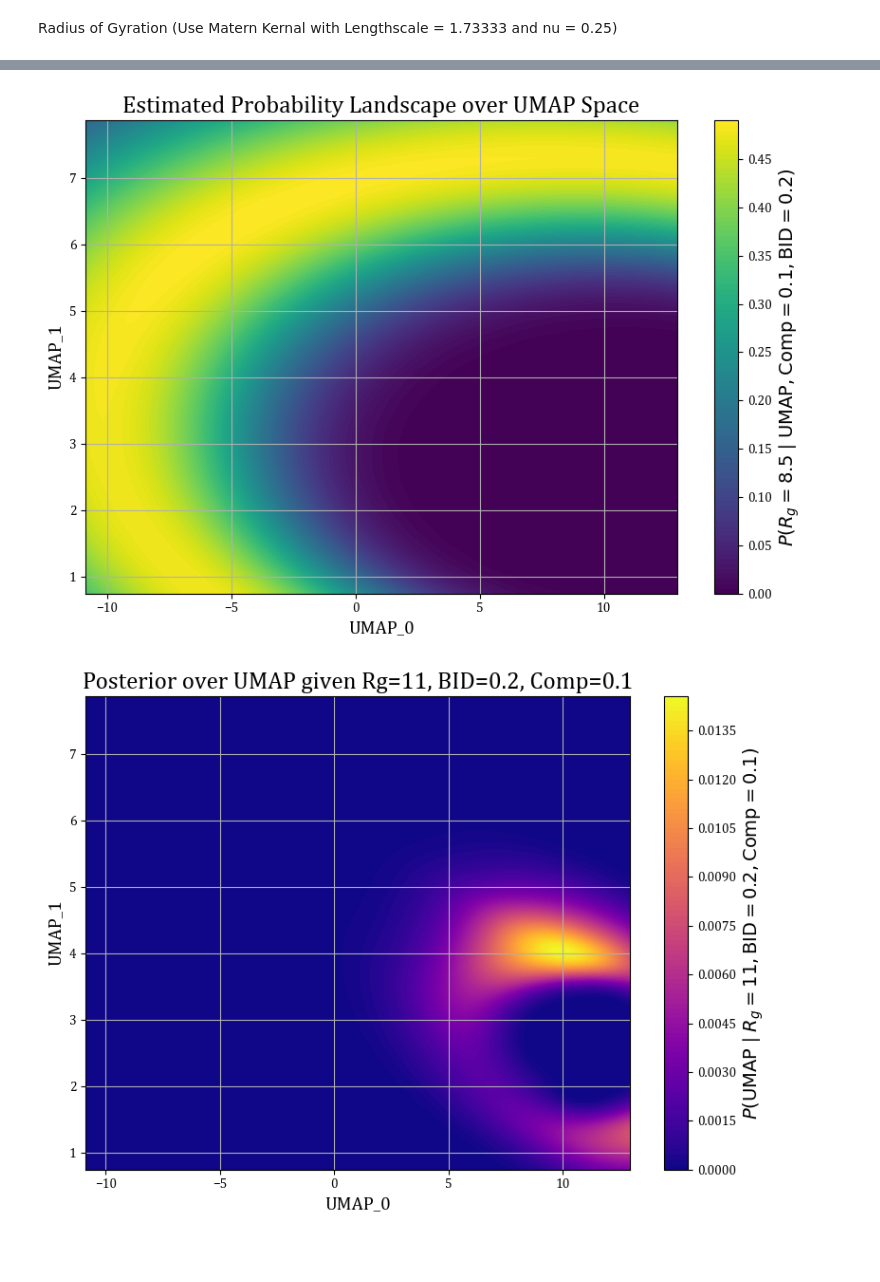
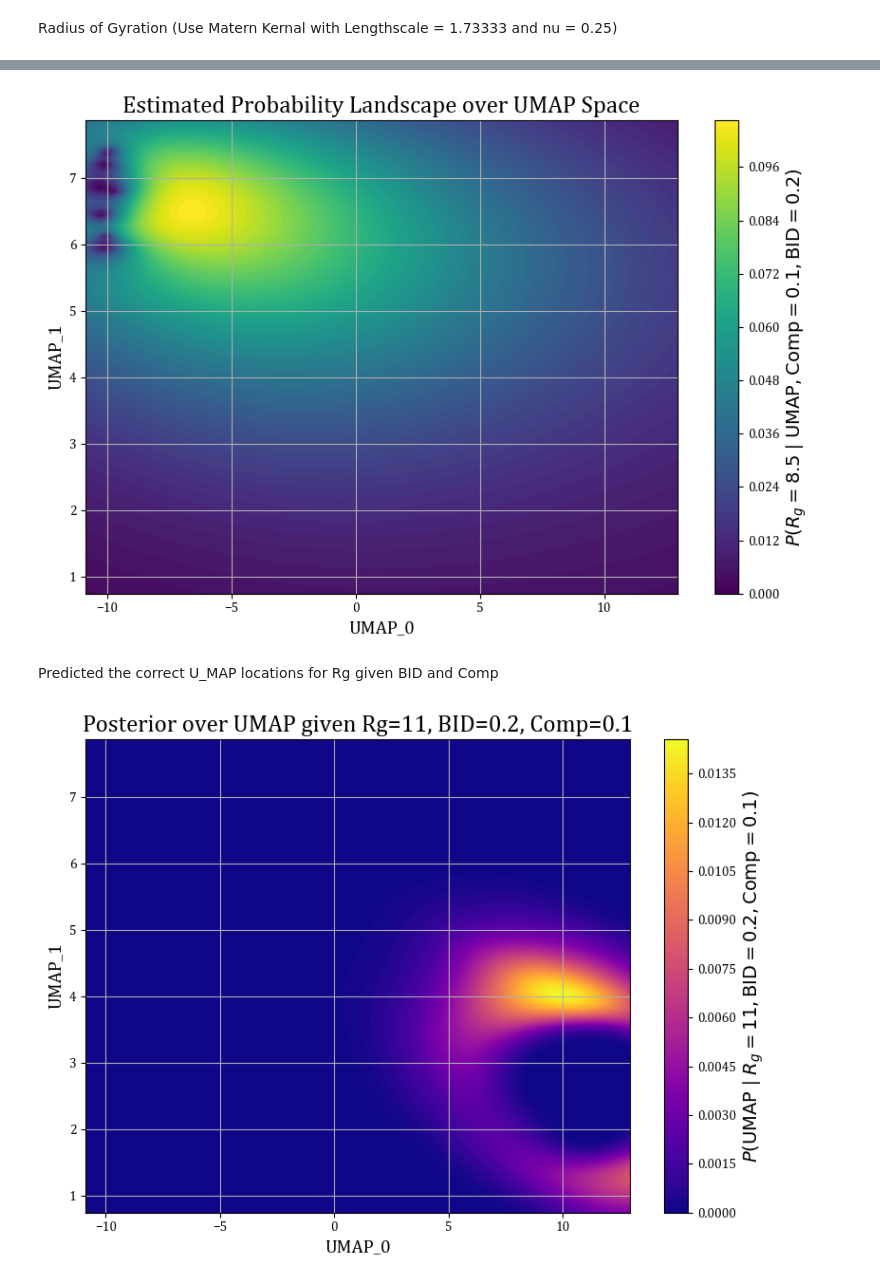
Before and after one commit to PhucMTran/COS-513-Project, a Jupyter notebook: Results.ipynb, the cells around one changed output, grey strips where cells are left out. Saved outputs shown, nothing was run; the diff lists cells and outputs as text; code cells hidden in the pictures; blank space fills up the shorter version.

```diff
--- a/Results.ipynb
+++ b/Results.ipynb
@@ -235,41 +355,43 @@ U0_flat = U0.ravel()
 U1_flat = U1.ravel()
 
 # Fixed Comp and BID
-comp = 0.1
+comp = 0.8
 bid = 0.2
 
 # Input matrix: shape (n_points, 4)
 X_grid = np.column_stack([np.full_like(U0_flat, comp),
                           np.full_like(U0_flat, bid),
                           U0_flat,
                           U1_flat])
 
 # Scale features
 X_grid_scaled = scaler.transform(X_grid)
 
 # Predict using trained model
 rg_pred, rg_std = gpr_rg.predict(X_grid_scaled, return_std=True)
 
 # Compute probability density for Rg = 8
 p_rg10 = norm.pdf(8.5, loc=rg_pred, scale=rg_std)
 
 # Reshape back to grid
 P_grid = p_rg10.reshape(U0.shape)
 
 # ---------- Plot ----------
 plt.figure(figsize=(8.5, 6))
 contour = plt.contourf(U0, U1, P_grid, levels=100, cmap='viridis')
 cbar = plt.colorbar(contour)
 cbar.set_label(r"$P(R_g = 8.5 \mid \mathrm{UMAP}, \mathrm{Comp}=0.1, \mathrm{BID}=0.2)$", fontsize=14)
 
 plt.xlabel("UMAP_0", fontsize=14)
 plt.ylabel("UMAP_1", fontsize=14)
 plt.title("Estimated Probability Landscape over UMAP Space", fontsize=18)
 plt.grid(True)
 plt.tight_layout()
 plt.show()
 # %% [output]
-[figure, old version]
+[figure, new version]
+# %% [markdown]
+Predicted the correct U_MAP locations for Rg given BID and Comp
 # %%
 from scipy.stats import norm, gaussian_kde
 
```
Also changed, not shown: parts of 19 cells of this notebook.
